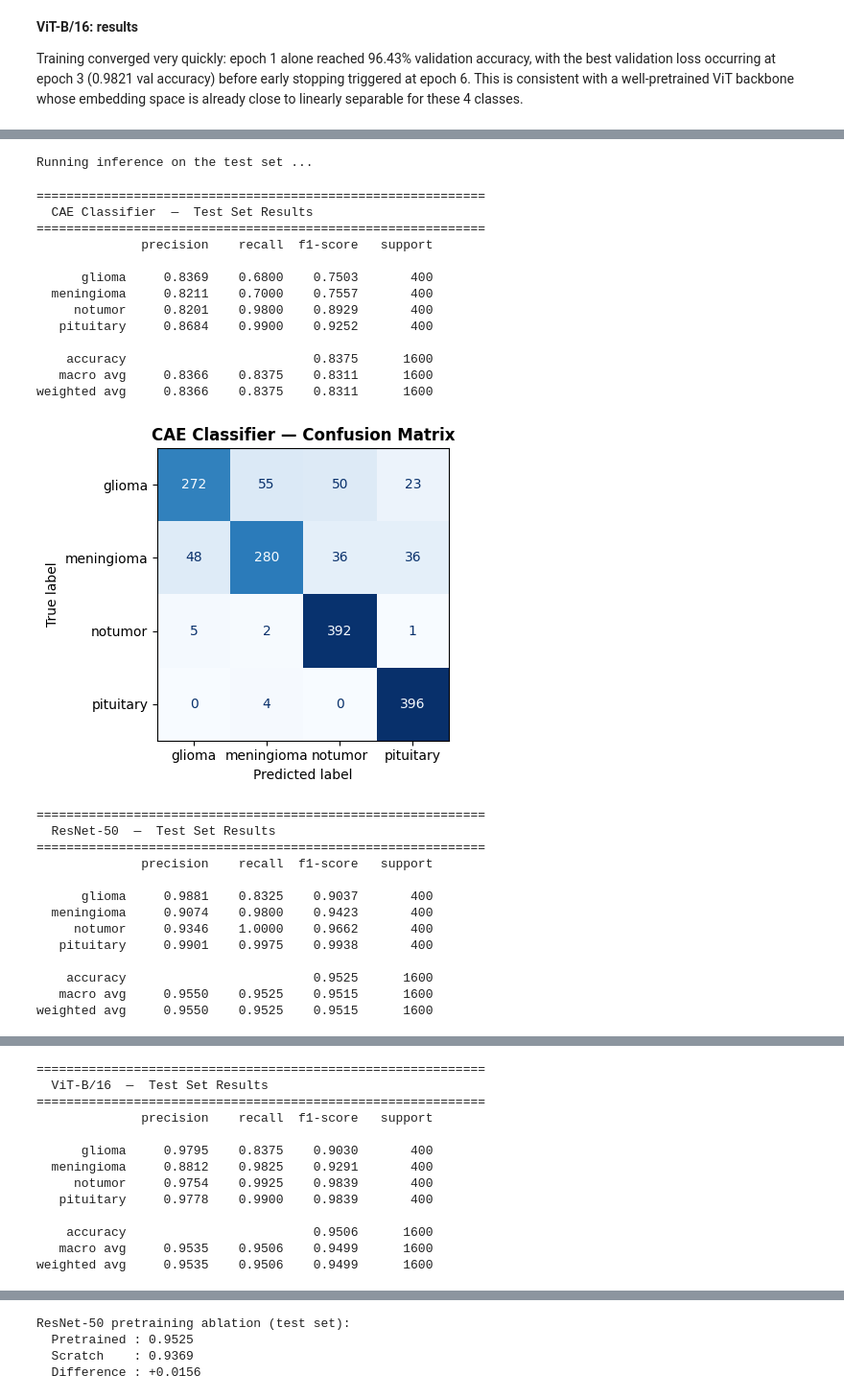
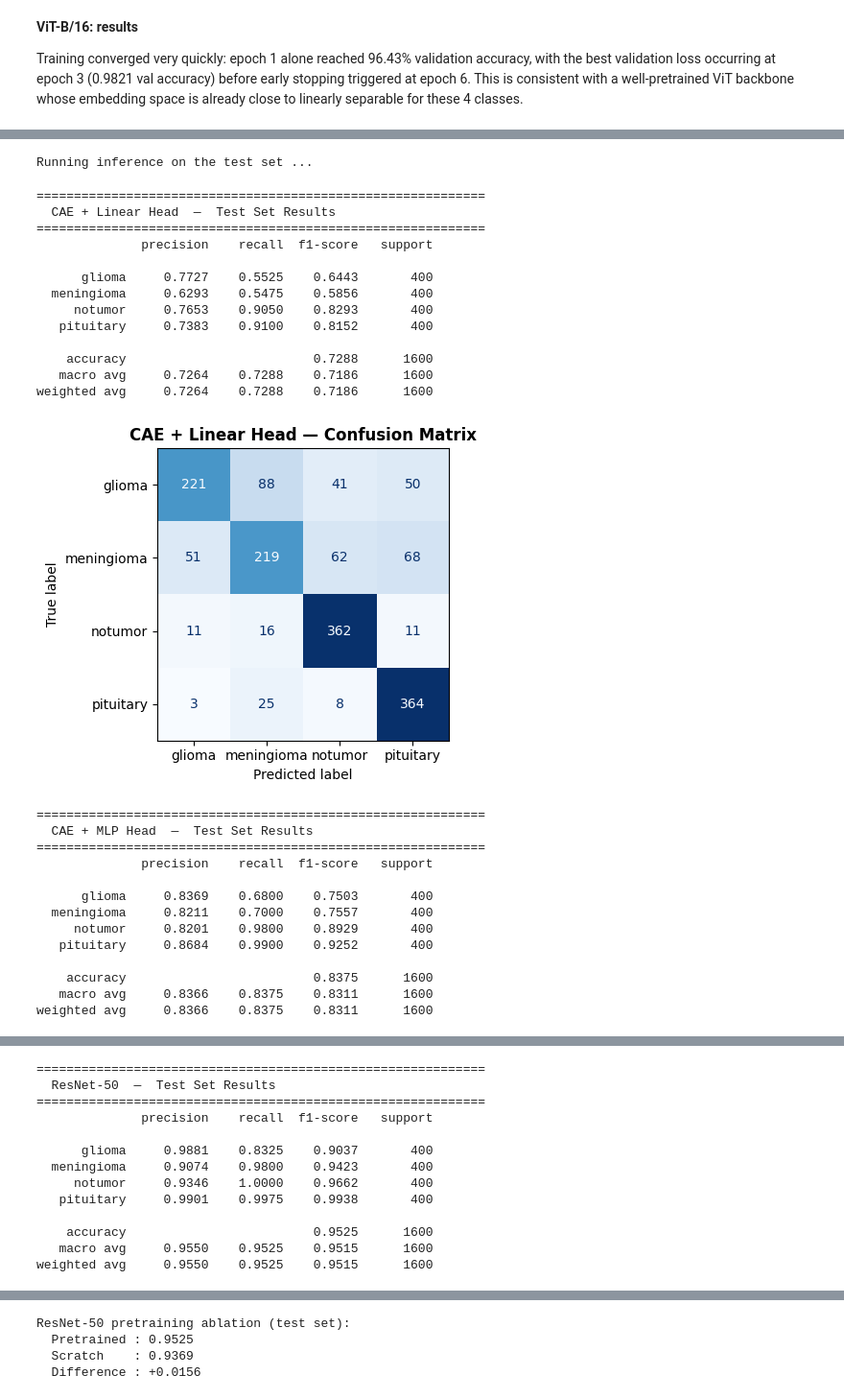
Before and after one commit to RiccardoPerin/MRI_Tumor_Classification, a Jupyter notebook: main_project.ipynb, the cells around one changed output, grey strips where cells are left out. Shown at 96% size. Saved outputs shown, nothing was run; the diff lists cells and outputs as text; code cells hidden in the pictures.

```diff
--- a/main_project.ipynb
+++ b/main_project.ipynb
@@ -607,12 +607,12 @@ class CAEClassifier(nn.Module):
     Used during Stage 2 (supervised fine-tuning).
 
     By default (hidden_dim=None) this is a pure linear probe: Dropout ->
-    Linear(latent_dim, num_classes) -- exactly the main Stage 2 experiment.
+    Linear(latent_dim, num_classes) -- the Stage 2 experiment.
     Passing hidden_dim turns it into a 2-layer MLP probe (Dropout -> Linear
-    -> ReLU -> Dropout -> Linear); this is used only for the Stage 2b
-    capacity-check ablation, to see how much of the CAE branch's accuracy
-    gap is due to the *head's* limited capacity rather than the frozen
-    representation itself not being linearly separable.
+    -> ReLU -> Dropout -> Linear) -- the Stage 2b experiment.
+    Comparing the two isolates how much of the CAE branch's accuracy gap is
+    due to the head's limited capacity rather than the frozen representation
+    itself not being linearly separable.
     '''
 
     def __init__(self, encoder: Encoder, num_classes: int = 4, dropout: float = 0.4, hidden_dim: Optional[int] = None):
@@ -1596,44 +1594,46 @@ def report_and_plot(
 # %%
 # ── Models already hold their best (early-stopped) weights ───────────────────
 # Each training cell above already reloaded its own best checkpoint (or restored
 # it directly from the Drive cache), so no extra loading is needed here.
 
 # ── Run test-set evaluation ───────────────────────────────────────────────────
 print('Running inference on the test set ...')
-cae_preds,    cae_labels    = collect_predictions(cae_classifier_mlp, test_loader, device)
+linear_cae_preds, linear_cae_labels = collect_predictions(cae_classifier, test_loader, device)
+cae_preds, cae_labels = collect_predictions(cae_classifier_mlp, test_loader, device)
 resnet_preds, resnet_labels = collect_predictions(resnet_model_pretrained,   test_loader, device)
-vit_preds,    vit_labels    = collect_predictions(vit_model,      test_loader, device)
+vit_preds, vit_labels = collect_predictions(vit_model,      test_loader, device)
 
 # ── Per-model report + confusion matrix ──────────────────────────────────────
-report_and_plot('CAE Classifier',  cae_preds,    cae_labels,    CLASS_NAMES)
+report_and_plot('CAE + Linear Head', linear_cae_preds, linear_cae_labels, CLASS_NAMES)
+report_and_plot('CAE + MLP Head',  cae_preds,    cae_labels,    CLASS_NAMES)
 report_and_plot('ResNet-50',        resnet_preds, resnet_labels, CLASS_NAMES)
 report_and_plot('ViT-B/16',         vit_preds,    vit_labels,    CLASS_NAMES)
 # %% [output]
 Running inference on the test set ...
 ============================================================
-  CAE Classifier  —  Test Set Results
+  CAE + Linear Head  —  Test Set Results
 ============================================================
               precision    recall  f1-score   support
 
-      glioma     0.8369    0.6800    0.7503       400
-  meningioma     0.8211    0.7000    0.7557       400
-     notumor     0.8201    0.9800    0.8929       400
-   pituitary     0.8684    0.9900    0.9252       400
+      glioma     0.7727    0.5525    0.6443       400
+  meningioma     0.6293    0.5475    0.5856       400
+     notumor     0.7653    0.9050    0.8293       400
+   pituitary     0.7383    0.9100    0.8152       400
 
-    accuracy                         0.8375      1600
-   macro avg     0.8366    0.8375    0.8311      1600
-weighted avg     0.8366    0.8375    0.8311      1600
+    accuracy                         0.7288      1600
+   macro avg     0.7264    0.7288    0.7186      1600
+weighted avg     0.7264    0.7288    0.7186      1600
-[figure, old version]
+[figure, new version]
 ============================================================
-  ResNet-50  —  Test Set Results
+  CAE + MLP Head  —  Test Set Results
 ============================================================
               precision    recall  f1-score   support
 
-      glioma     0.9881    0.8325    0.9037       400
-  meningioma     0.9074    0.9800    0.9423       400
-     notumor     0.9346    1.0000    0.9662       400
-   pituitary     0.9901    0.9975    0.9938       400
+      glioma     0.8369    0.6800    0.7503       400
+  meningioma     0.8211    0.7000    0.7557       400
+     notumor     0.8201    0.9800    0.8929       400
+   pituitary     0.8684    0.9900    0.9252       400
 
-    accuracy                         0.9525      1600
-   macro avg     0.9550    0.9525    0.9515      1600
-weighted avg     0.9550    0.9525    0.9515      1600
+    accuracy                         0.8375      1600
+   macro avg     0.8366    0.8375    0.8311      1600
+weighted avg     0.8366    0.8375    0.8311      1600
@@ -1641,13 +1641,13 @@ weighted avg     0.9550    0.9525    0.9515      1600
 ============================================================
-  ViT-B/16  —  Test Set Results
+  ResNet-50  —  Test Set Results
 ============================================================
               precision    recall  f1-score   support
 
-      glioma     0.9795    0.8375    0.9030       400
-  meningioma     0.8812    0.9825    0.9291       400
-     notumor     0.9754    0.9925    0.9839       400
-   pituitary     0.9778    0.9900    0.9839       400
+      glioma     0.9881    0.8325    0.9037       400
+  meningioma     0.9074    0.9800    0.9423       400
+     notumor     0.9346    1.0000    0.9662       400
+   pituitary     0.9901    0.9975    0.9938       400
 
-    accuracy                         0.9506      1600
-   macro avg     0.9535    0.9506    0.9499      1600
-weighted avg     0.9535    0.9506    0.9499      1600
+    accuracy                         0.9525      1600
+   macro avg     0.9550    0.9525    0.9515      1600
+weighted avg     0.9550    0.9525    0.9515      1600
```
Also changed, not shown: parts of 7 cells of this notebook.
